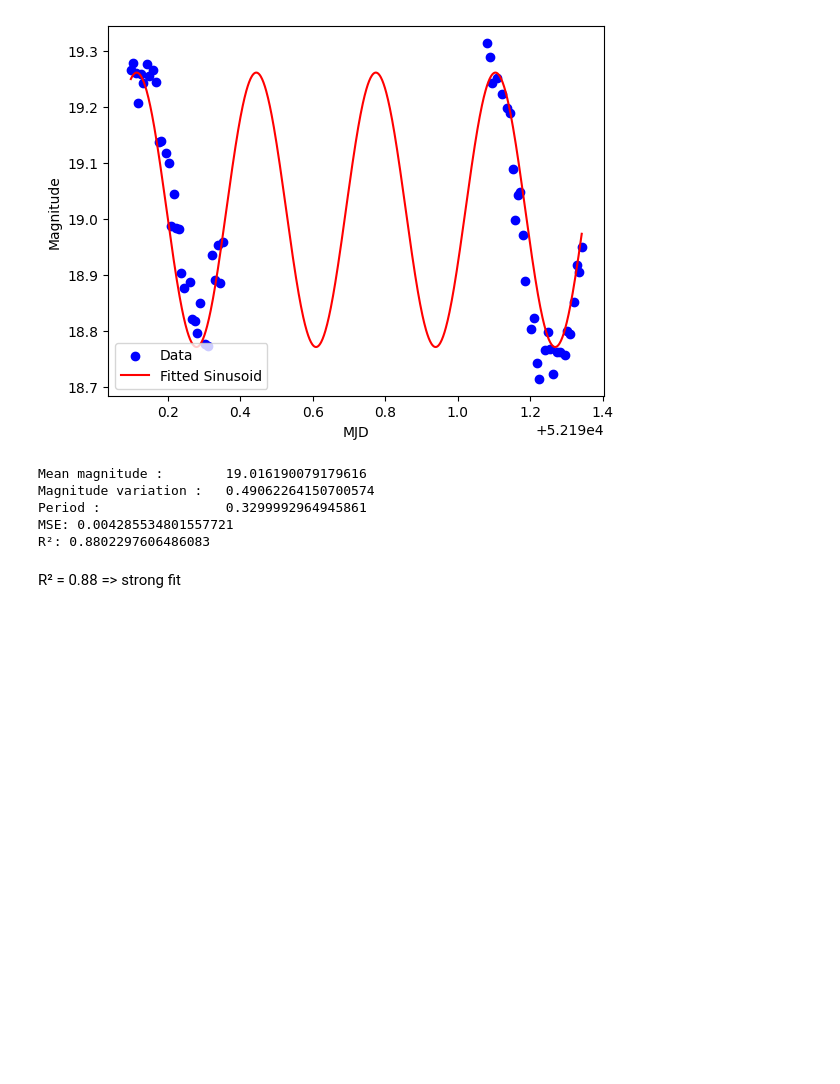
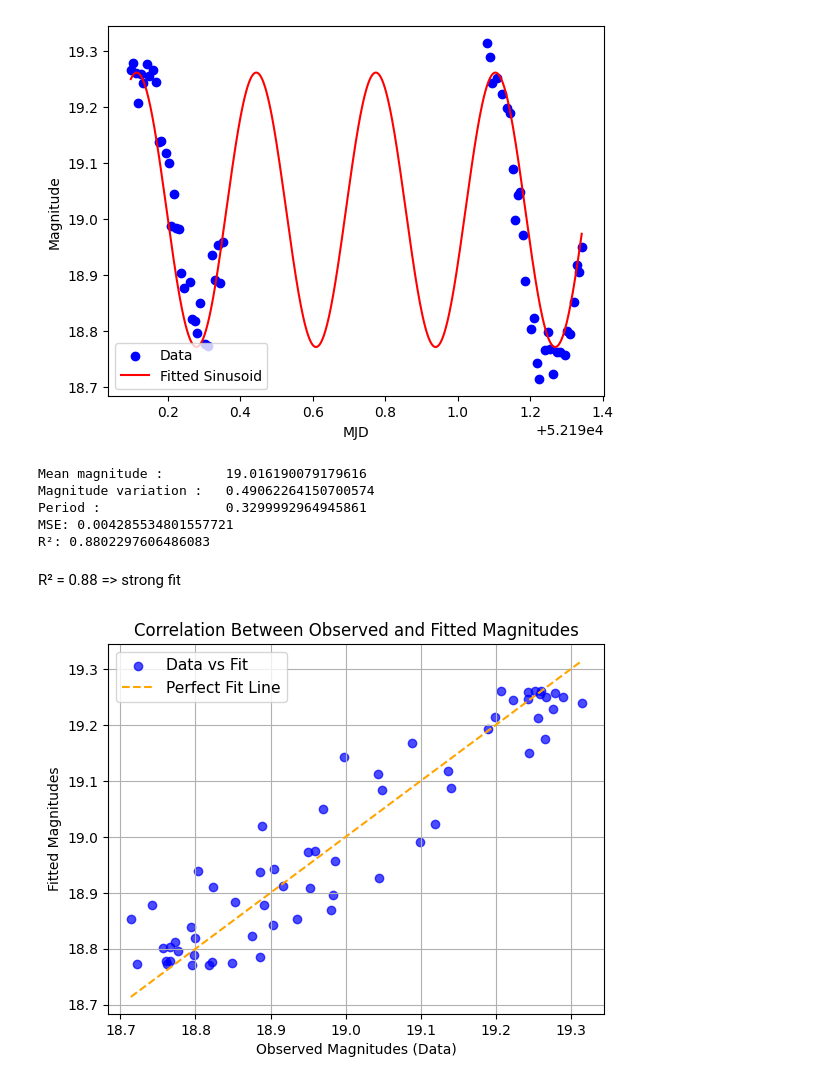
Before and after one commit to lele394/M2-Astronomical-Data-Processing, a Jupyter notebook: code/final_exploitation.ipynb, the cells around one changed output. Drawn from its saved outputs; the diff is of its cells as text; code cells hidden in the pictures; blank space fills up the shorter version.

```diff
--- a/code/final_exploitation.ipynb
+++ b/code/final_exploitation.ipynb
@@ -130,0 +98,23 @@ def magnitude_error(I_star, I_sky, N_star, N_sky):
+# %%
+y_fit =  sinusoid(x, amp_opt, a_opt, b_opt, c_opt)
+
+plt.scatter(y, y_fit, color='blue', alpha=0.7, label="Data vs Fit")
+
+# Add a line of perfect correlation
+min_val = min(min(y), min(y_fit))
+max_val = max(max(y), max(y_fit))
+plt.plot([min_val, max_val], [min_val, max_val], color='orange', linestyle='--', label="Perfect Fit Line")
+
+# Add labels, title, and legend
+plt.xlabel("Observed Magnitudes (Data)")
+plt.ylabel("Fitted Magnitudes")
+plt.title("Correlation Between Observed and Fitted Magnitudes")
+plt.legend(fontsize=11.2)
+plt.grid(True)
+
+# Display R^2 and MSE as text on the plot
+
+# Show the plot
+plt.show()
+# %% [output]
+[figure, added]
```
Also changed, not shown: parts of 1 cell of this notebook, 11 other files.
